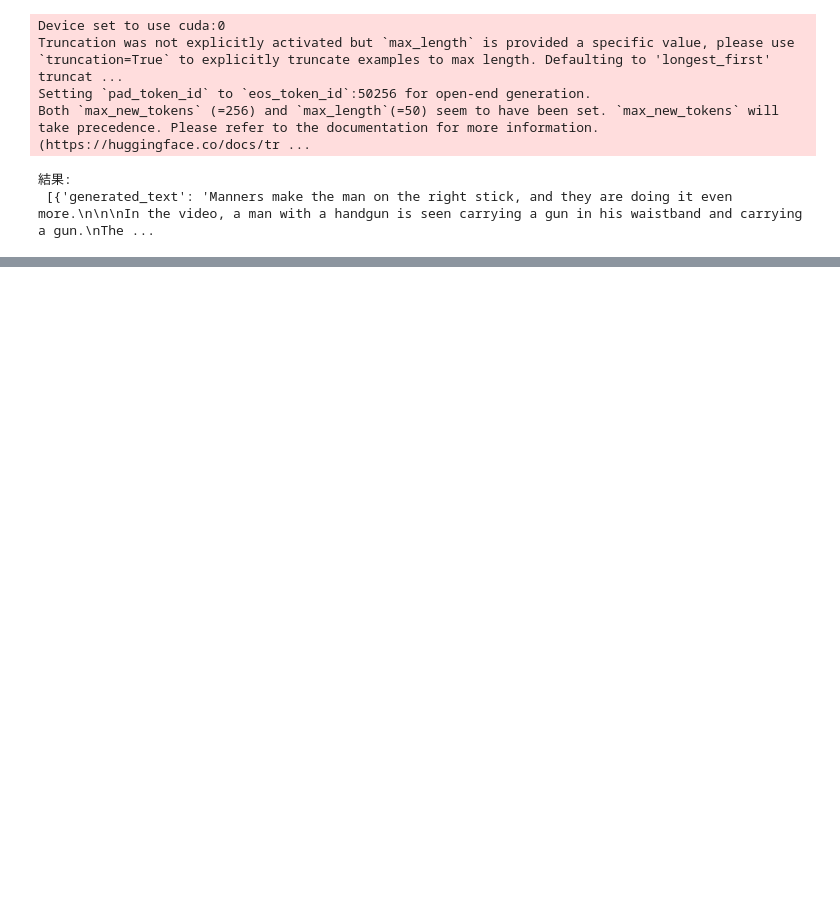
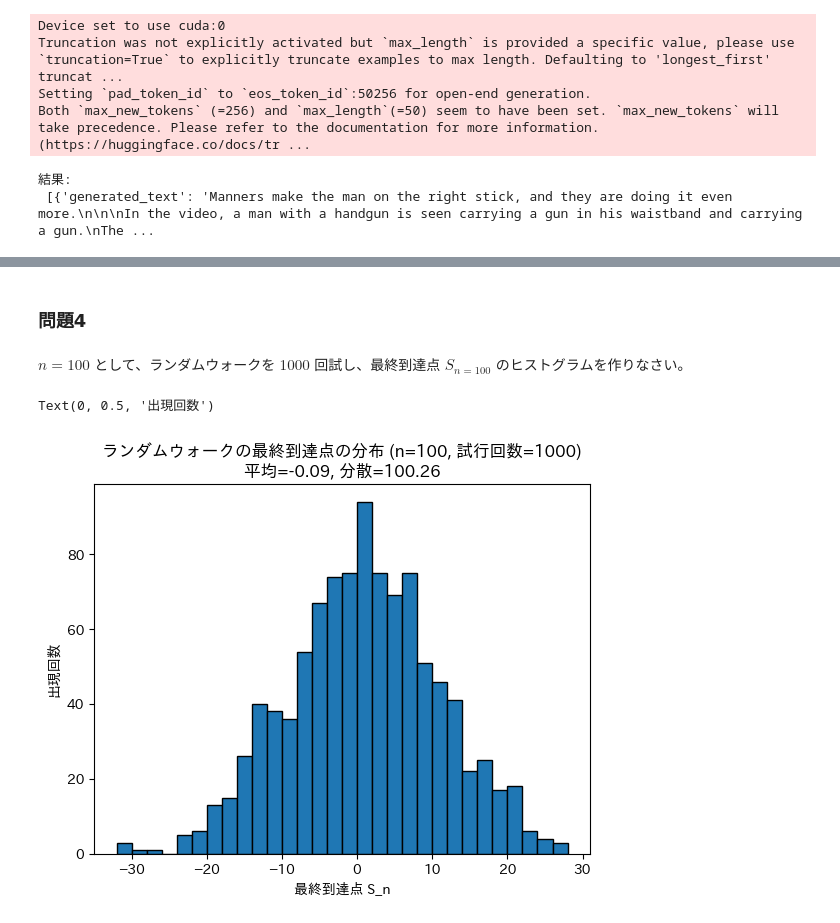
Before and after one commit to OrlyIdeate/deep-learning, a Jupyter notebook: 22050002_uenojin_exercises_2nd_semester.ipynb, the cells around one changed output, grey strips where cells are left out. Drawn from its saved outputs; the diff is of its cells as text; code cells hidden in the pictures; blank space fills up the shorter version.

```diff
--- a/22050002_uenojin_exercises_2nd_semester.ipynb
+++ b/22050002_uenojin_exercises_2nd_semester.ipynb
@@ -488,0 +608,27 @@ Both `max_new_tokens` (=256) and `max_length`(=50) seem to have been set. `max_n
+# %% [markdown]
+### 問題4
+# %% [markdown]
+$n = 100$ として、ランダムウォークを $1000$ 回試し、最終到達点 $S_{n=100}$ のヒストグラムを作りなさい。
+# %%
+import random
+import numpy as np
+
+n = 100
+trials_local = 1000
+
+final_points = []
+for _ in range(trials_local):
+    _, S_tmp = random_walk(n,)
+    final_points.append(S_tmp[-1])
+
+
+mean_fp = np.mean(final_points)
+var_fp = np.var(final_points)
+
+plt.hist(final_points, bins=30, edgecolor="black")
+plt.title(f"ランダムウォークの最終到達点の分布 (n={n}, 試行回数={trials_local})\n平均={mean_fp:.2f}, 分散={var_fp:.2f}")
+plt.xlabel("最終到達点 S_n")
+plt.ylabel("出現回数")
+# %% [output]
+Text(0, 0.5, '出現回数')
+[figure, added]
```
Also changed, not shown: parts of 20 cells of this notebook, 1 other file.
